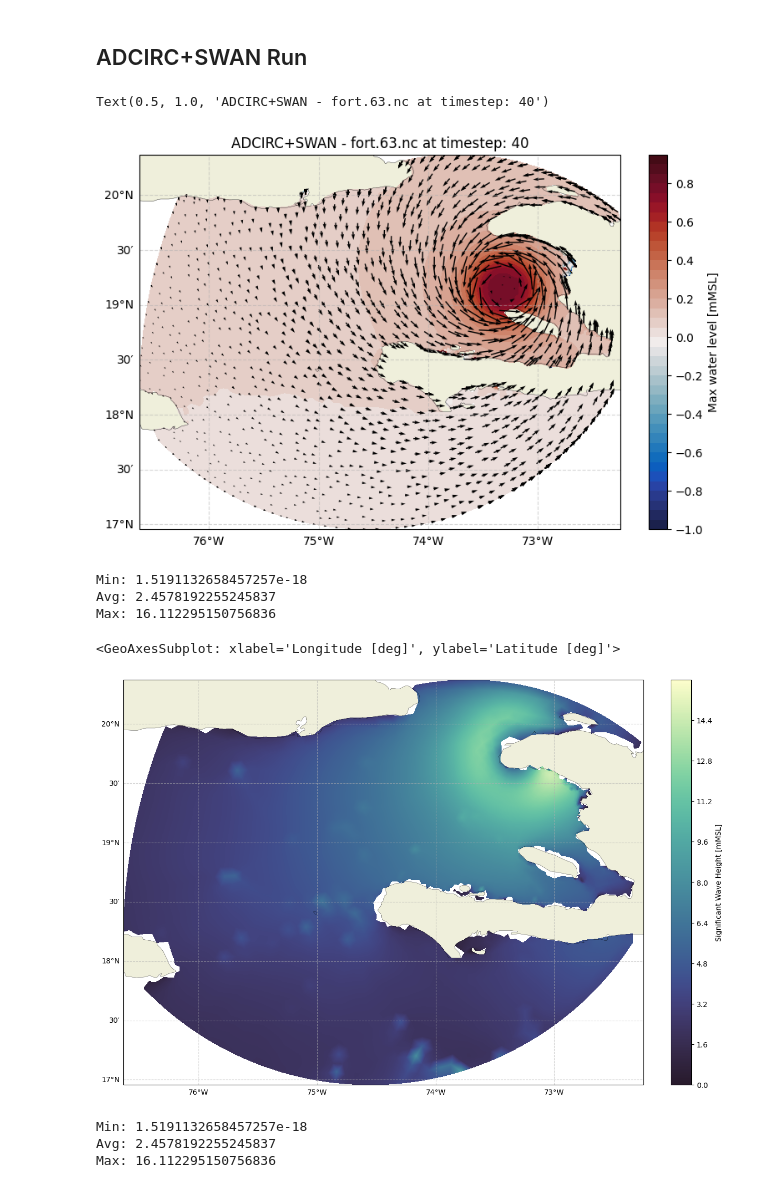
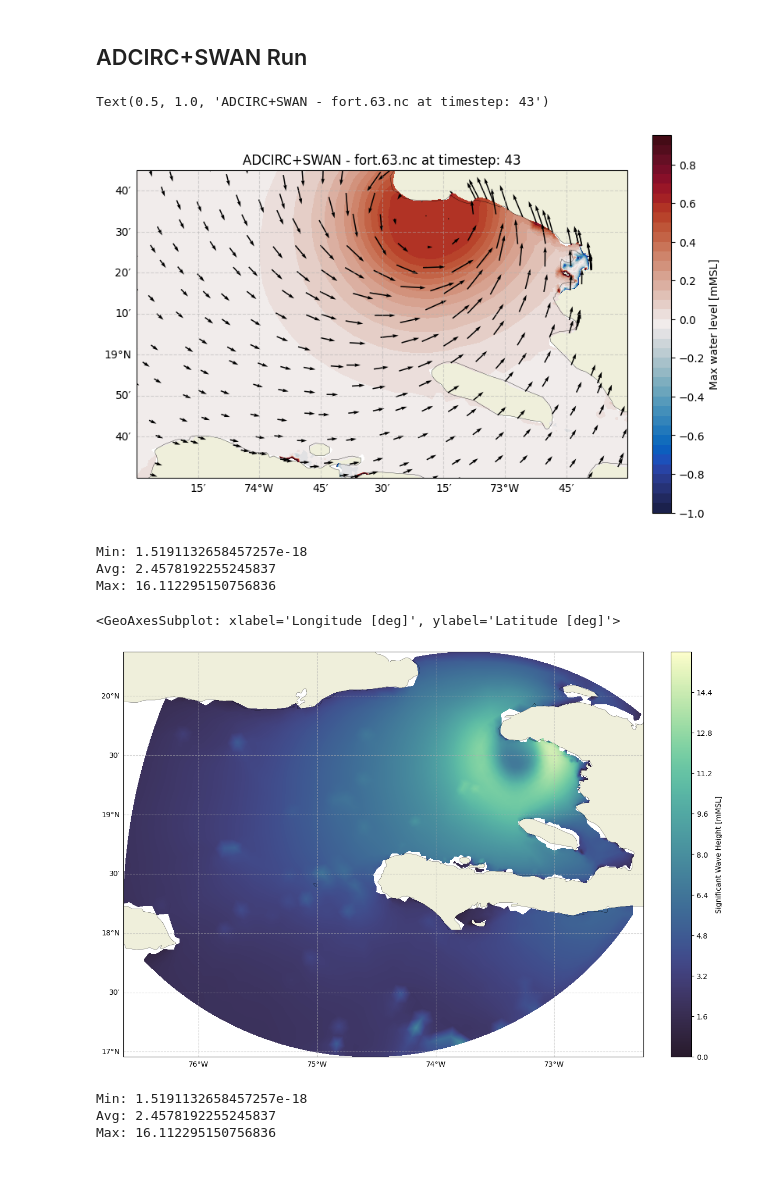
Before and after one commit to aesgeorges/LaGonaveFM, a Jupyter notebook: analysis/plot.ipynb, the cells around one changed output. Drawn from its saved outputs; the diff is of its cells as text; code cells hidden in the pictures.

```diff
--- a/analysis/plot.ipynb
+++ b/analysis/plot.ipynb
@@ -70,7 +17,7 @@ Text(0, 0.5, 'Water level [m MSL]')
 # %% [markdown]
 ## ADCIRC+SWAN Run
 # %%
-timestep=40
+timestep=43
 # %%
 super_shift = '../sims/Matthew16_base/'
 root_swan = super_shift#+'adcirc+swan/'
@@ -81,12 +28,14 @@ nc2 = netcdf.Dataset(root_swan+'fort.74.nc', 'r')
 # %%
 fig, ax = plt.subplots(figsize = (8,5), subplot_kw={'projection': ccrs.PlateCarree()},
                     constrained_layout=True)
 plot_nc(nc_swan, 'zeta', levels = np.arange(-1., 1., 0.05), background_map = True, cbar = True, cb_label = 'Max water level [mMSL]', cmap = cmocean.cm.balance, ts = timestep,
         ncvec = nc2, dxvec=0.1, dyvec=0.1, vecsc=1000, ax = ax, fig = fig)
+ax.set_xlim(-74.5, -72.5)
+ax.set_ylim(18.5, 19.75)
 ax.set_title('ADCIRC+SWAN - fort.63.nc at timestep: '+str(timestep))
 # %% [output]
-Text(0.5, 1.0, 'ADCIRC+SWAN - fort.63.nc at timestep: 40')
+Text(0.5, 1.0, 'ADCIRC+SWAN - fort.63.nc at timestep: 43')
-[figure, old version]
+[figure, new version]
 # %%
 nc_HS = netcdf.Dataset(root_swan+'swan_HS.63.nc', 'r')
 
@@ -108,7 +57,7 @@ plot_nc(nc_HS, 'swan_HS', levels = np.arange(0., 16., 0.01),
         cmap = cmocean.cm.deep_r, ts = timestep, ax = ax, fig = fig)
 # %% [output]
 <GeoAxesSubplot: xlabel='Longitude [deg]', ylabel='Latitude [deg]'>
-[figure, old version]
+[figure, new version]
 # %%
 nc_DIR = netcdf.Dataset(root_swan+'swan_DIR.63.nc', 'r')
 variables = list(nc_DIR.variables.keys())
```
Also changed, not shown: parts of 14 cells of this notebook.
